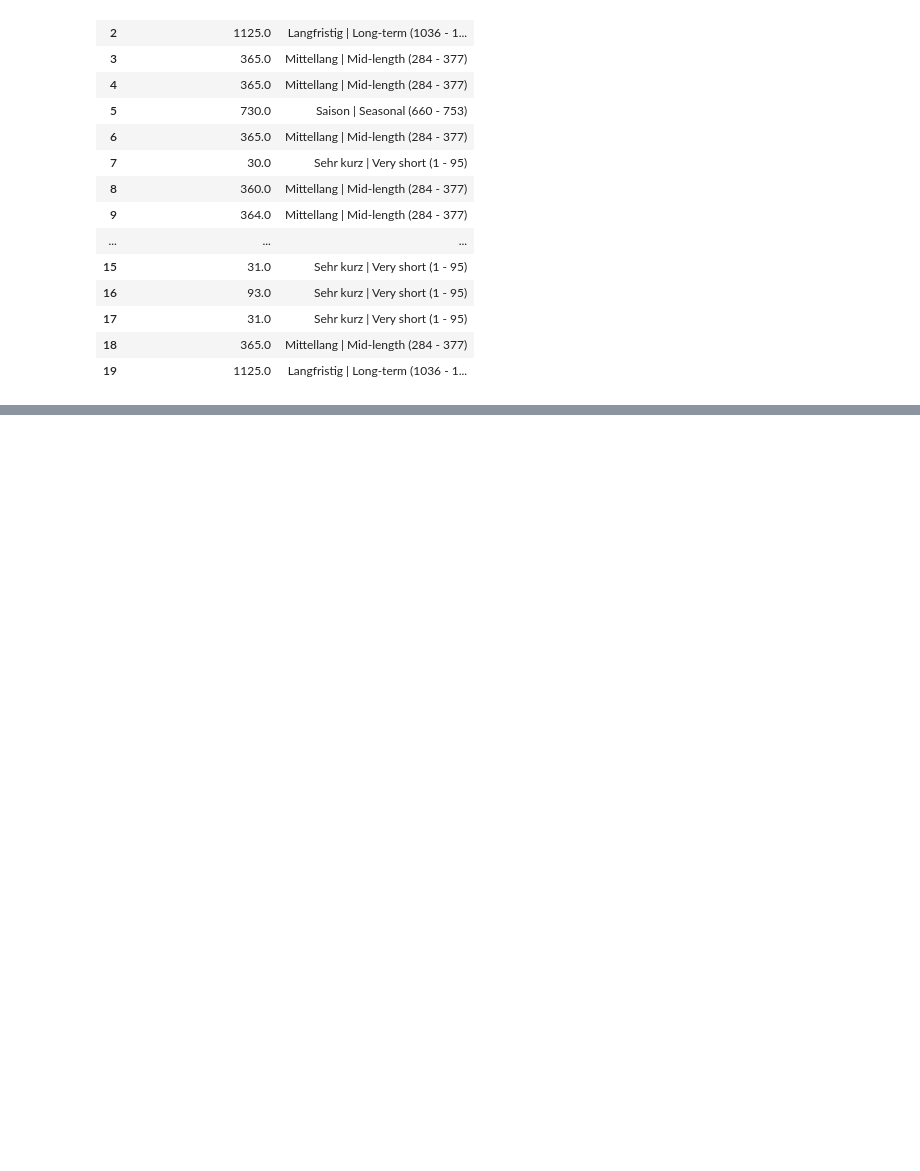
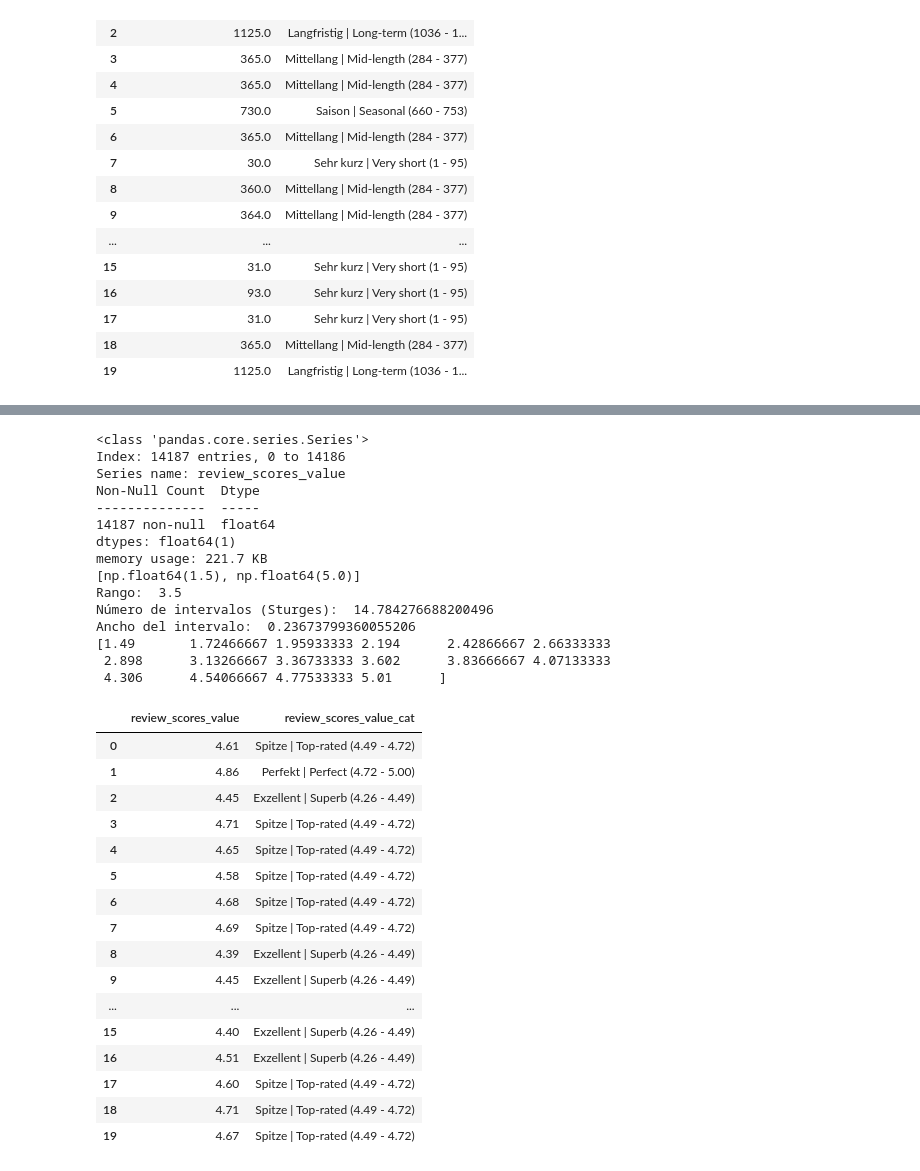
Before and after one commit to Raydays55/Actividad-5, a Jupyter notebook: Act5.ipynb, the cells around one changed output, grey strips where cells are left out. Cells and saved outputs as stored; diff of their text form; code cells hidden in the pictures; blank space fills up the shorter version.

```diff
--- a/Act5.ipynb
+++ b/Act5.ipynb
@@ -869,3 +1027,81 @@ Ancho del intervalo:  95.57450998788002
 # %%
-#review_scores_value
+# review_scores_value
+df_extrac['review_scores_value'].info()
+n = 14187
+
+Max_val = df_extrac['review_scores_value'].max() #5
+Min_val = df_extrac['review_scores_value'].min() #1.5
+Limites_val = [Min_val, Max_val]
+print(Limites_val)
+
+R_val = Max_val - Min_val
+print("Rango: ", R_val) #3.5
+
+ni_val = 1 + 3.32 * np.log10(n)
+print("Número de intervalos (Sturges): ", ni_val) #14.78
+
+i_val = R_val / ni_val
+print("Ancho del intervalo: ", i_val) # 0.23
+
+intervalos_val = np.linspace(Min_val - 0.01, Max_val + 0.01, 16)
+print(intervalos_val)
+
+categorias_val = ["Sehr schlecht | Very poor (1.50-1.73)",
+    "Schlecht | Poor (1.73 - 1.96)",
+    "Unzureichend | Insufficient (1.96 - 2.19)",
+    "Mäßig | Fair (2.19 - 2.42)",
+    "Unterdurchschnittlich | Below average (2.42 - 2.65)",
+    "Durchschnittlich | Average (2.65 - 2.88)",
+    "Ordentlich | Decent (2.88 - 3.11)",
+    "Akzeptabel | Acceptable (3.11 - 3.34)",
+    "Gut | Good (3.34 - 3.57)",
+    "Sehr gut | Very good (3.57 - 3.80)",
+    "Ausgezeichnet | Excellent (3.80 - 4.03)",
+    "Hervorragend | Outstanding (4.03 - 4.26)",
+    "Exzellent | Superb (4.26 - 4.49)",
+    "Spitze | Top-rated (4.49 - 4.72)",
+    "Perfekt | Perfect (4.72 - 5.00)"]
+
+df_extrac['review_scores_value_cat'] = pd.cut(
+    x=df_extrac['review_scores_value'],
+    bins=intervalos_val,
+    labels=categorias_val,
+    include_lowest=True,
+    right=False
+)
+
+df_extrac[['review_scores_value', 'review_scores_value_cat']].head(20)
+# %% [output]
+<class 'pandas.core.series.Series'>
+Index: 14187 entries, 0 to 14186
+Series name: review_scores_value
+Non-Null Count  Dtype
+--------------  -----
+14187 non-null  float64
+dtypes: float64(1)
+memory usage: 221.7 KB
+[np.float64(1.5), np.float64(5.0)]
+Rango:  3.5
+Número de intervalos (Sturges):  14.784276688200496
+Ancho del intervalo:  0.23673799360055206
+[1.49       1.72466667 1.95933333 2.194      2.42866667 2.66333333
+ 2.898      3.13266667 3.36733333 3.602      3.83666667 4.07133333
+ 4.306      4.54066667 4.77533333 5.01      ]
+|  | review_scores_value | review_scores_value_cat |
+| 0 | 4.61 | Spitze | Top-rated (4.49 - 4.72) |
+| 1 | 4.86 | Perfekt | Perfect (4.72 - 5.00) |
+| 2 | 4.45 | Exzellent | Superb (4.26 - 4.49) |
+| 3 | 4.71 | Spitze | Top-rated (4.49 - 4.72) |
+| 4 | 4.65 | Spitze | Top-rated (4.49 - 4.72) |
+| 5 | 4.58 | Spitze | Top-rated (4.49 - 4.72) |
+| 6 | 4.68 | Spitze | Top-rated (4.49 - 4.72) |
+| 7 | 4.69 | Spitze | Top-rated (4.49 - 4.72) |
+| 8 | 4.39 | Exzellent | Superb (4.26 - 4.49) |
+| 9 | 4.45 | Exzellent | Superb (4.26 - 4.49) |
+| ... | ... | ... |
+| 15 | 4.40 | Exzellent | Superb (4.26 - 4.49) |
+| 16 | 4.51 | Exzellent | Superb (4.26 - 4.49) |
+| 17 | 4.60 | Spitze | Top-rated (4.49 - 4.72) |
+| 18 | 4.71 | Spitze | Top-rated (4.49 - 4.72) |
+| 19 | 4.67 | Spitze | Top-rated (4.49 - 4.72) |
 # %%
```
Also changed, not shown: parts of 3 cells of this notebook.
